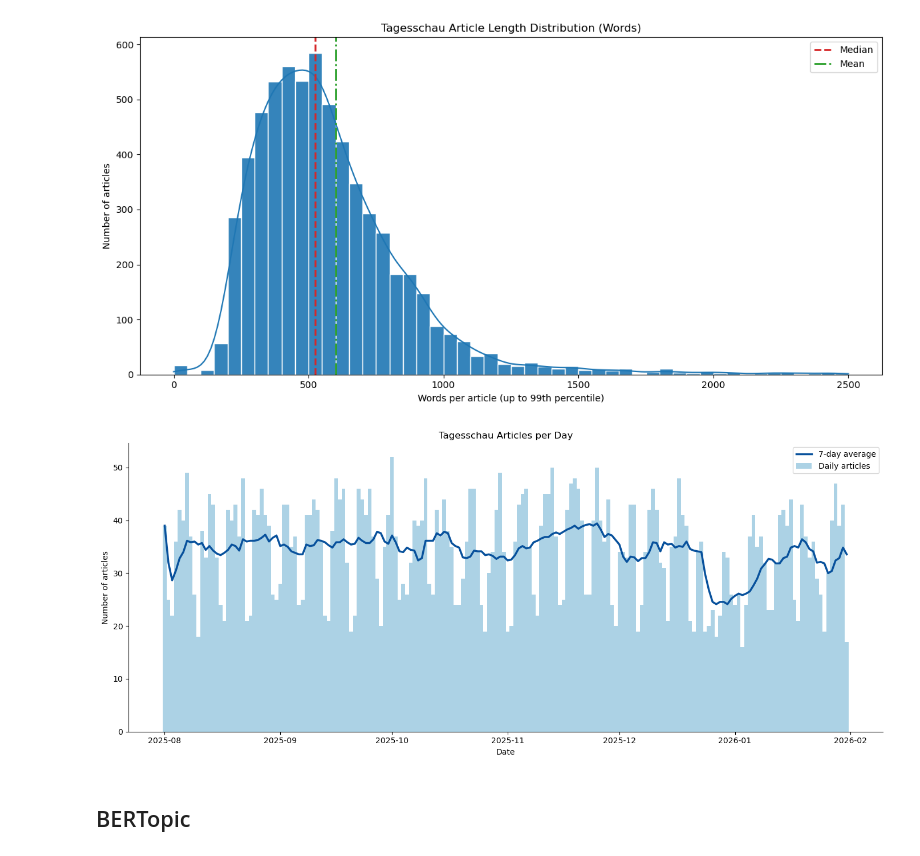
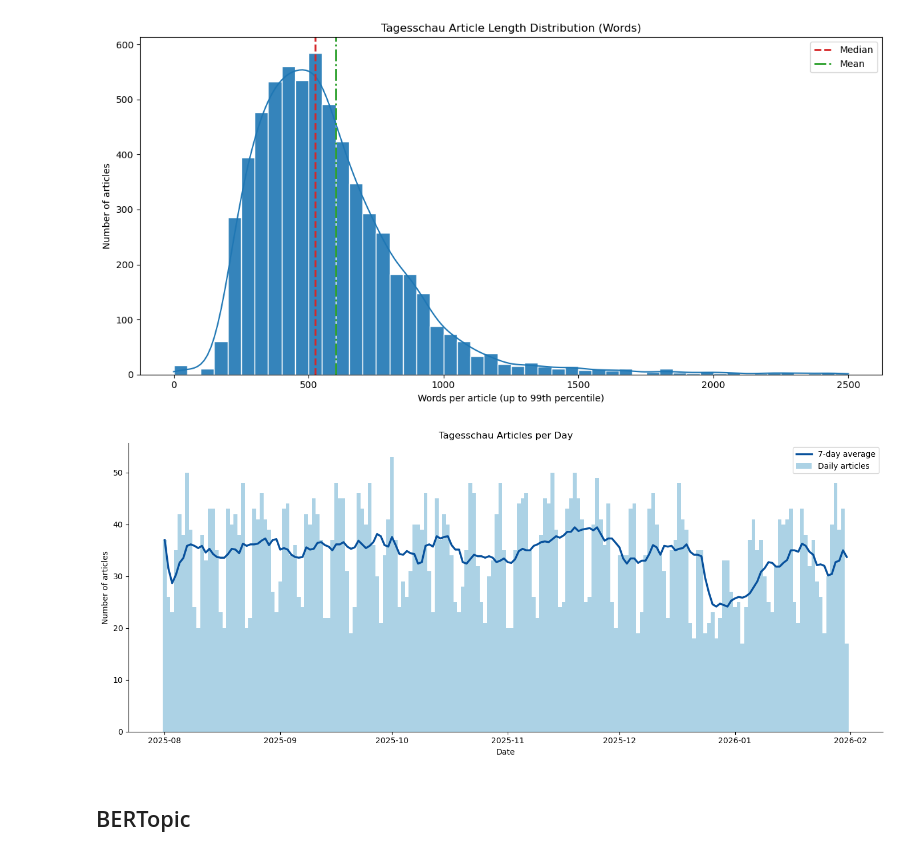
Before and after one commit to mattishaumann/Thesis, a Jupyter notebook: data preprocessing/06_Tagesschau.ipynb, the cells around one changed output. Saved outputs shown, nothing was run; the diff lists cells and outputs as text; code cells hidden in the pictures.

Commit message:
Cleaning and download clean CSV for all outlets

```diff
--- a/data preprocessing/06_Tagesschau.ipynb
+++ b/data preprocessing/06_Tagesschau.ipynb
@@ -302,0 +249,3 @@ Zehn afghanische Familien dürfen aus Pakistan nach Deutschland ausreisen. Alle
+# %%
+# keep dtype as datetime64[ns]
+df_clean["Date"] = pd.to_datetime(df_clean["Date"], errors="coerce").dt.normalize()
@@ -303,6 +289,6 @@ Zehn afghanische Familien dürfen aus Pakistan nach Deutschland ausreisen. Alle
 # %%
-df_cleaned["content_clean"] = (
-    df_cleaned["content_clean"]
+df_clean["Text"] = (
+    df_clean["Text"]
     .fillna("")
     .str.replace("\n", " ", regex=False)
     .str.replace(r"\s+", " ", regex=True)
@@ -402,6 +326,6 @@ Number of duplicate rows (across ['Title']): 8
 # %%
-df_cleaned['date'] = pd.to_datetime(df_cleaned['date'])
-articles_per_month = df_cleaned.groupby(df_cleaned['date'].dt.to_period('M')).size().reset_index(name='article_count')
+df_clean['Date'] = pd.to_datetime(df_clean['Date'])
+articles_per_month = df_clean.groupby(df_clean['Date'].dt.to_period('M')).size().reset_index(name='article_count')
 articles_per_month.columns = ['month', 'article_count']
 articles_per_month
 # %% [output]
@@ -485,10 +409,10 @@ plt.show()
 NA count in 'ressort': 382
 [figure]
 # %%
-df_cleaned["article_length_words"] = df_cleaned["content_clean"].str.split().str.len()
-df_cleaned["article_length_chars"] = df_cleaned["content_clean"].str.len()
+df_clean["article_length_words"] = df_clean["Text"].str.split().str.len()
+df_clean["article_length_chars"] = df_clean["Text"].str.len()
 
-df_cleaned["article_length_words"].describe(
+df_clean["article_length_words"].describe(
     percentiles=[0.1, 0.25, 0.5, 0.75, 0.9, 0.95, 0.99]
 ).round(1)
 # %% [output]
@@ -578,12 +502,12 @@ plt.show()
 [figure]
 # %%
 # Ensure datetime
-df_cleaned["date"] = pd.to_datetime(df_cleaned["date"], errors="coerce")
+df_clean["Date"] = pd.to_datetime(df_clean["Date"], errors="coerce")
 
 # Daily article counts (include missing days as 0)
 daily_counts = (
-    df_cleaned.dropna(subset=["date"])
-    .assign(Date=lambda d: d["date"].dt.floor("D"))
+    df_clean.dropna(subset=["Date"])
+    .assign(Date=lambda d: d["Date"].dt.floor("D"))
     .groupby("Date")
     .size()
     .rename("articles")
@@ -596,31 +520,31 @@ daily_counts = (
 daily_counts["rolling_7d"] = daily_counts["articles"].rolling(7, min_periods=1).mean()
 
 # Plot
 fig, ax = plt.subplots(figsize=(14, 6))
 ax.bar(
     daily_counts["Date"],
     daily_counts["articles"],
     color="#9ecae1",
     alpha=0.85,
     width=1.0,
     label="Daily articles",
 )
 ax.plot(
     daily_counts["Date"],
     daily_counts["rolling_7d"],
     color="#08519c",
     linewidth=2.5,
     label="7-day average",
 )
 
 ax.set_title("Tagesschau Articles per Day")
 ax.set_xlabel("Date")
 ax.set_ylabel("Number of articles")
 ax.spines["top"].set_visible(False)
 ax.spines["right"].set_visible(False)
 ax.legend(frameon=True)
 
 plt.tight_layout()
 plt.show()
 # %% [output]
-[figure, old version]
+[figure, new version]
```
Also changed, not shown: parts of 35 cells of this notebook, 9 other files.
